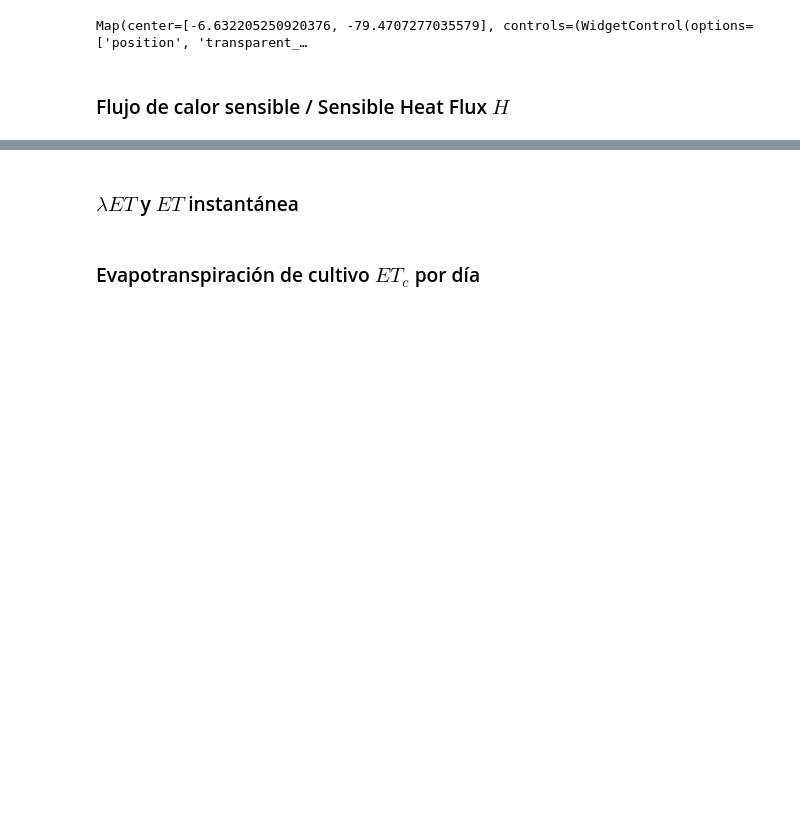
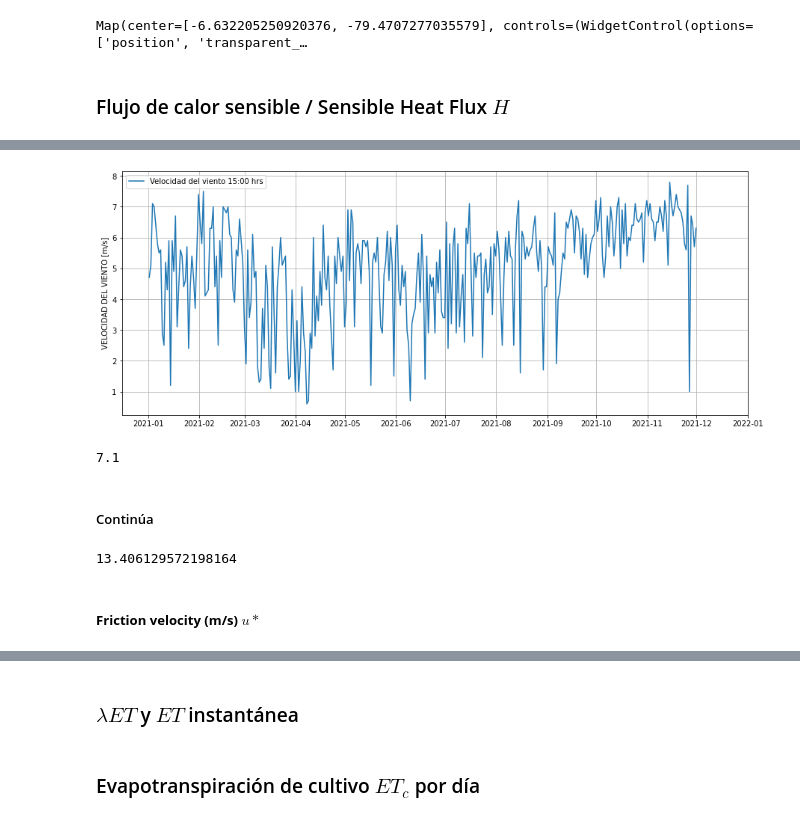
Before and after one commit to vilcagamarracf/Inv_arroz_METRIC, a Jupyter notebook: notebooks/2_Balance_de_Energía_Superficial_Modelo_METRIC.ipynb, the cells around one changed output, grey strips where cells are left out. Drawn from its saved outputs; the diff is of its cells as text; code cells hidden in the pictures; blank space fills up the shorter version.

```diff
--- a/notebooks/2_Balance_de_Energía_Superficial_Modelo_METRIC.ipynb
+++ b/notebooks/2_Balance_de_Energía_Superficial_Modelo_METRIC.ipynb
@@ -57,2 +65,8 @@ Map(center=[-9.125, -74.396], controls=(WidgetControl(options=['position', 'tran
+# %%
+import pandas as pd
+
+import matplotlib.pyplot as plt
+from matplotlib import dates as mpl_dates # Modificar fechas por formato
+date_format = mpl_dates.DateFormatter('%Y-%m')
 # %% [markdown]
 ## Balance de Energía Superficial
@@ -792,0 +966,10 @@ The wind speed at an assumed blending height (200 m) above the weather station,
+# %%
+# Datos de estación tinajones 2021 - Descargado mensualmente y agrupado en un solo archivo alojado en GitHub
+path = 'https://raw.githubusercontent.com/vilcagamarracf/Inv_arroz_METRIC/main/files/Tinajones_datos_met_2021.csv'
+
+df_tinajones = pd.read_csv(path, na_values='S/D')
+df_tinajones['FECHA Larga'] = pd.to_datetime(df_tinajones['FECHA'] + ' ' + df_tinajones['HORA'], format='%Y-%m-%d %H:%M')
+df_tinajones = df_tinajones[['FECHA', 'HORA', 'FECHA Larga', 'VELOCIDAD DEL VIENTO (m/s)']]
+
+df_15_hr_w = df_tinajones[df_tinajones['HORA']=='15:00']
+df_15_hr_w.head()
@@ -792,0 +983,36 @@ The wind speed at an assumed blending height (200 m) above the weather station,
+# %%
+# @markdown Visualización de datos de velocidad de viento [m/s]
+plt.figure(figsize=(15,6))
+
+# Eje Y izquierdo
+plt.plot(df_15_hr_w['FECHA Larga'], df_15_hr_w['VELOCIDAD DEL VIENTO (m/s)'], label='Velocidad del viento 15:00 hrs')
+plt.ylabel('VELOCIDAD DEL VIENTO [m/s]')
+plt.legend(loc=4)
+
+# Eje X : Fechas
+fechas_2020_2021 = pd.date_range(start='2021', end='2022', freq='MS')
+plt.xticks(fechas_2020_2021), plt.gca().xaxis.set_major_formatter(date_format) # Formato '%Y-%m'
+
+plt.grid(), plt.legend();
+# %% [output]
+[figure, added]
+# %%
+# Fecha de toma de imagen
+fecha_img = img_ee.date().format('Y-MM-dd').getInfo() # '2021-11-02'
+
+# Velocidad del viento medido por estación meteorológica a las 15:00 [m/s]
+u_w = df_15_hr_w[df_15_hr_w['FECHA']==fecha_img].iat[0,3] # numpy.float64
+u_w
+# %% [output]
+7.1
+# %% [markdown]
+##### Continúa
+# %%
+import math
+
+u_200 = u_w*math.log(200/z_omw)/math.log(z_x/z_omw)
+u_200 # (m s-1)
+# %% [output]
+13.406129572198164
+# %% [markdown]
+##### **Friction velocity (m/s)** $u*$
```
Also changed, not shown: parts of 27 cells of this notebook.
